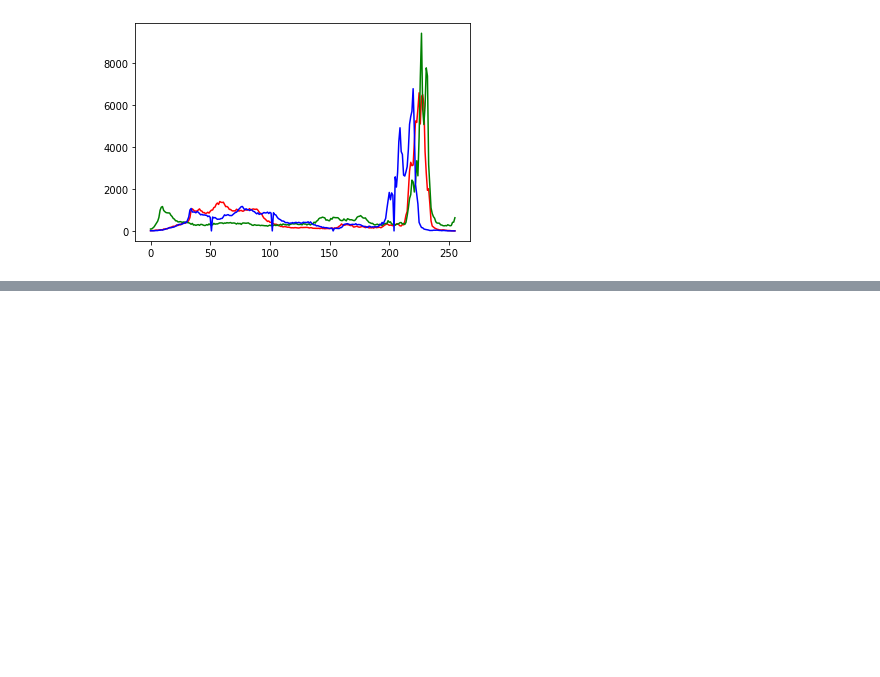
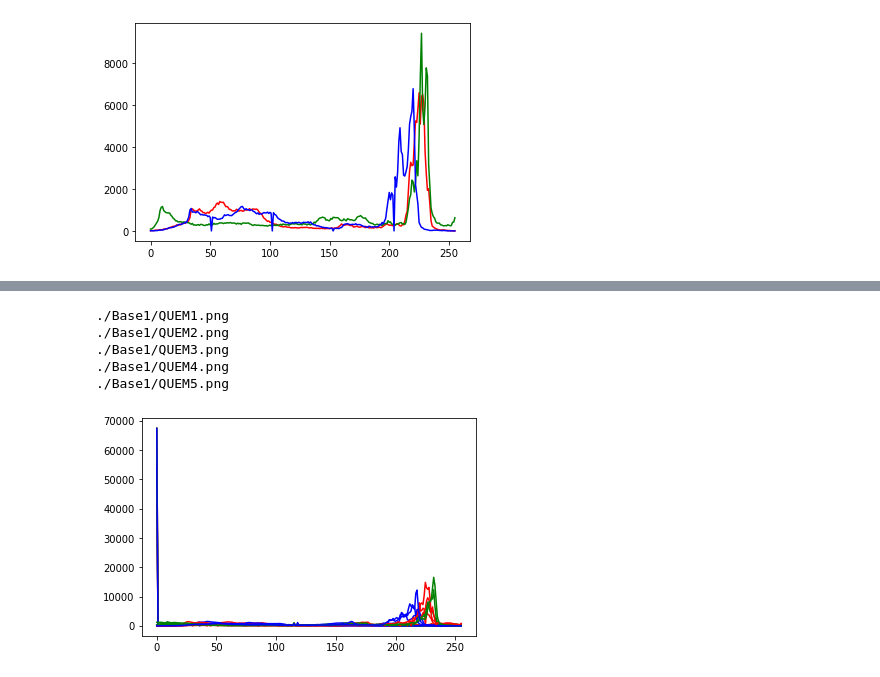
Before and after one commit to GodKelvin/PDI_Comparacao_Img_Histograma, a Jupyter notebook: pdi_tarefa_1.ipynb, the cells around one changed output, grey strips where cells are left out. Saved outputs shown, nothing was run; the diff lists cells and outputs as text; code cells hidden in the pictures; blank space fills up the shorter version.

```diff
--- a/pdi_tarefa_1.ipynb
+++ b/pdi_tarefa_1.ipynb
@@ -112,0 +115,34 @@ print(compatibilidade)
+# %%
+#Ler a imagem dado o caminho e retorn o histograma referente a cada cor
+def get_histograma(caminho_imagem):
+    image = plt.imread(caminho_imagem)
+    hr, bins = np.histogram(image[:,:,0], bins=256)
+    hg, bins = np.histogram(image[:,:,1], bins=256)
+    hb, bins = np.histogram(image[:,:,2], bins=256)
+    return hr, hg, hb
+
+#Plota o grafico do histograma dado os valores do mesmo
+def plot_histograma(hr, hg, hb):
+    plt.plot(hr, color='r')
+    plt.plot(hg, color='g')
+    plt.plot(hb, color='b')
+
+def calc_histograma(imagem1, imagem2):
+    hr1, hg1, hb1 = get_histograma(imagem1)
+    hr2, hg2, hb2 = get_histograma(imagem2)
+# %%
+diretorio = './Base1/'
+base_img = ['America.png', 'Batman.png', 'Fero.png', 'Flash.png', 'Hulk.png', 'Maravilha.png', 'Super.png', 'Wolverine.png']
+teste_img = ['QUEM1.png', 'QUEM2.png', 'QUEM3.png', 'QUEM4.png', 'QUEM5.png']
+# %%
+for img in teste_img:
+    print(diretorio+img)
+    hr, hg, hb = get_histograma(diretorio+img)
+    plot_histograma(hr, hg, hb)
+# %% [output]
+./Base1/QUEM1.png
+./Base1/QUEM2.png
+./Base1/QUEM3.png
+./Base1/QUEM4.png
+./Base1/QUEM5.png
+[figure, added]
```
Also changed, not shown: parts of 6 cells of this notebook.
